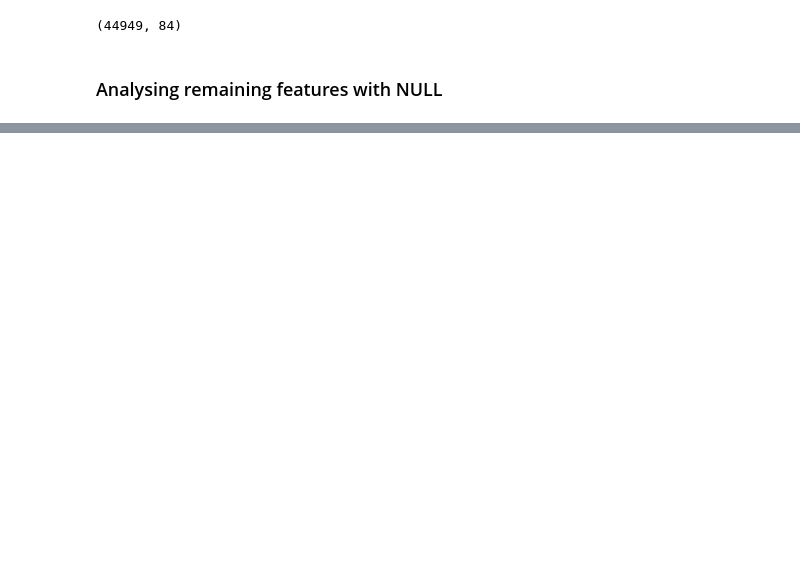
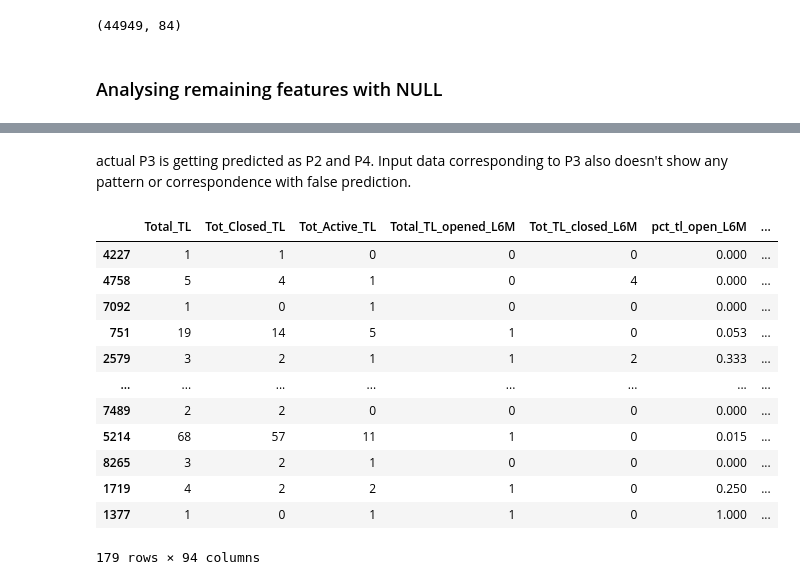
Before and after one commit to shashankgarewal/Credit-Risk-Assessment, a Jupyter notebook: notebook/explore.ipynb, the cells around one changed output, grey strips where cells are left out. Drawn from its saved outputs; the diff is of its cells as text; code cells hidden in the pictures; blank space fills up the shorter version.

```diff
--- a/notebook/explore.ipynb
+++ b/notebook/explore.ipynb
@@ -667,0 +491,8 @@ vif_imp
+# %%
+keep_col = keep_col.drop(['num_std_12mts', 'pct_opened_TLs_L6m_of_L12m', 'num_std', 'pct_tl_open_L6M']) # numeric features to keep
+all_col = keep_col.to_list() + ['PROSPECTID', 'Approved_Flag']
+df = df[all_col]
+print(df.shape)
+
+
+pickle.dump(df, open('../artifacts/collinearity_free_data.pkl', 'wb'))
@@ -667,0 +762,18 @@ vif_imp
+# %% [markdown]
+actual P3 is getting predicted as P2 and P4. Input data corresponding to P3 also doesn't show any pattern or correspondence with false prediction.
+# %%
+X_test[(pd.Series(y_pred) != 'P3') & (y_test['Approved_Flag'] == 'P3')]
+# %% [output]
+|  | Total_TL | Tot_Closed_TL | Tot_Active_TL | Total_TL_opened_L6M | Tot_TL_closed_L6M | pct_tl_open_L6M | ... |
+| 4227 | 1 | 1 | 0 | 0 | 0 | 0.000 | ... |
+| 4758 | 5 | 4 | 1 | 0 | 4 | 0.000 | ... |
+| 7092 | 1 | 0 | 1 | 0 | 0 | 0.000 | ... |
+| 751 | 19 | 14 | 5 | 1 | 0 | 0.053 | ... |
+| 2579 | 3 | 2 | 1 | 1 | 2 | 0.333 | ... |
+| ... | ... | ... | ... | ... | ... | ... | ... |
+| 7489 | 2 | 2 | 0 | 0 | 0 | 0.000 | ... |
+| 5214 | 68 | 57 | 11 | 1 | 0 | 0.015 | ... |
+| 8265 | 3 | 2 | 1 | 0 | 0 | 0.000 | ... |
+| 1719 | 4 | 2 | 2 | 1 | 0 | 0.250 | ... |
+| 1377 | 1 | 0 | 1 | 1 | 0 | 1.000 | ... |
+179 rows × 94 columns
```
Also changed, not shown: parts of 149 cells of this notebook, 24 other files.
